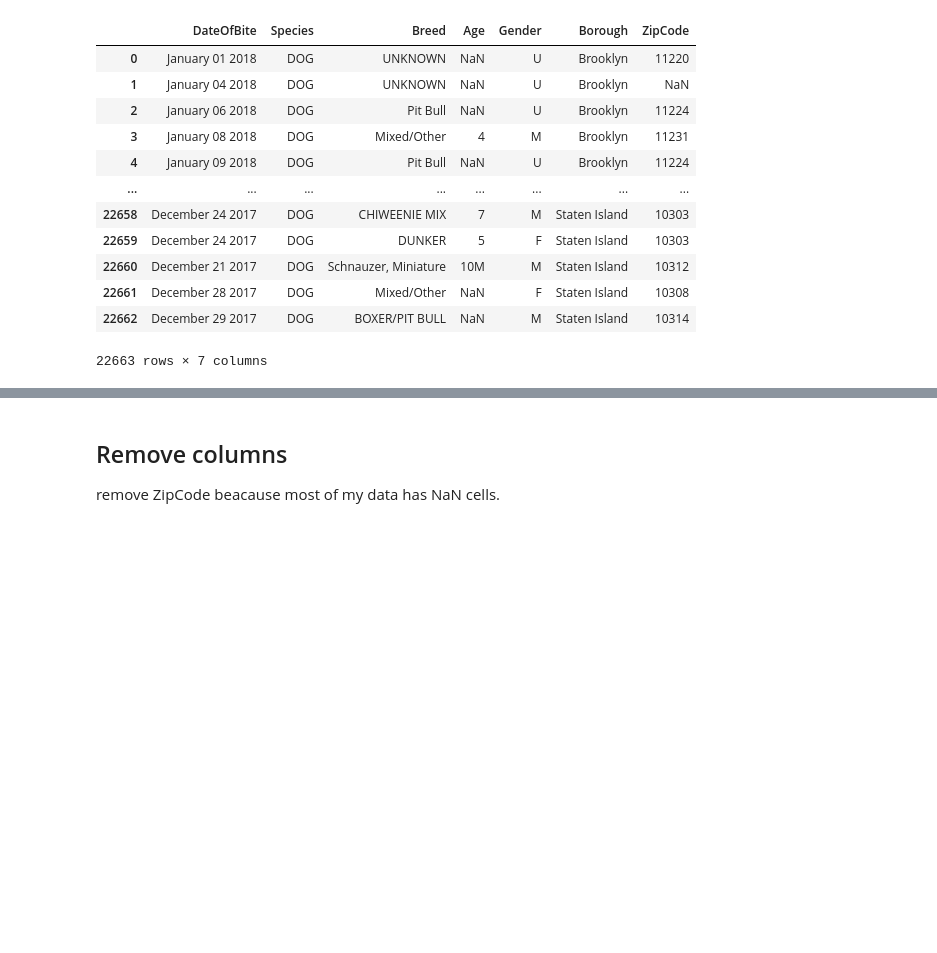
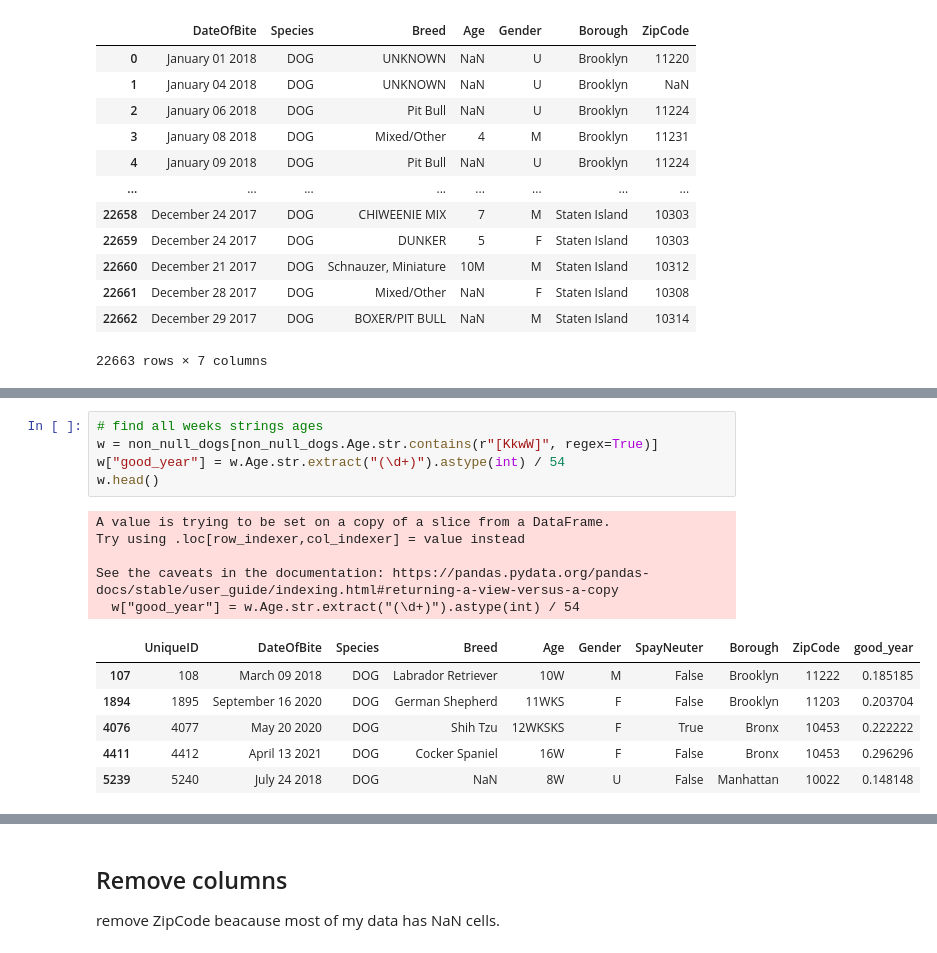
Before and after one commit to MigashaneVictoire/new_york_city_dog_bites, a Jupyter notebook: prepare_work_file.ipynb, the cells around one changed output, grey strips where cells are left out. Cells and saved outputs as stored; diff of their text form; blank space fills up the shorter version.

```diff
--- a/prepare_work_file.ipynb
+++ b/prepare_work_file.ipynb
@@ -86,0 +148,17 @@ len(non_null_dogs.Age[non_null_dogs.Age.str.contains(r"[KkwW]", regex=True)])
+# %%
+# find all weeks strings ages
+w = non_null_dogs[non_null_dogs.Age.str.contains(r"[KkwW]", regex=True)]
+w["good_year"] = w.Age.str.extract("(\d+)").astype(int) / 54
+w.head()
+# %% [output]
+A value is trying to be set on a copy of a slice from a DataFrame.
+Try using .loc[row_indexer,col_indexer] = value instead
+
+See the caveats in the documentation: https://pandas.pydata.org/pandas-docs/stable/user_guide/indexing.html#returning-a-view-versus-a-copy
+  w["good_year"] = w.Age.str.extract("(\d+)").astype(int) / 54
+|  | UniqueID | DateOfBite | Species | Breed | Age | Gender | SpayNeuter | Borough | ZipCode | good_year |
+| 107 | 108 | March 09 2018 | DOG | Labrador Retriever | 10W | M | False | Brooklyn | 11222 | 0.185185 |
+| 1894 | 1895 | September 16 2020 | DOG | German Shepherd | 11WKS | F | False | Brooklyn | 11203 | 0.203704 |
+| 4076 | 4077 | May 20 2020 | DOG | Shih Tzu | 12WKSKS | F | True | Bronx | 10453 | 0.222222 |
+| 4411 | 4412 | April 13 2021 | DOG | Cocker Spaniel | 16W | F | False | Bronx | 10453 | 0.296296 |
+| 5239 | 5240 | July 24 2018 | DOG | NaN | 8W | U | False | Manhattan | 10022 | 0.148148 |
```
Also changed, not shown: parts of 13 cells of this notebook.
